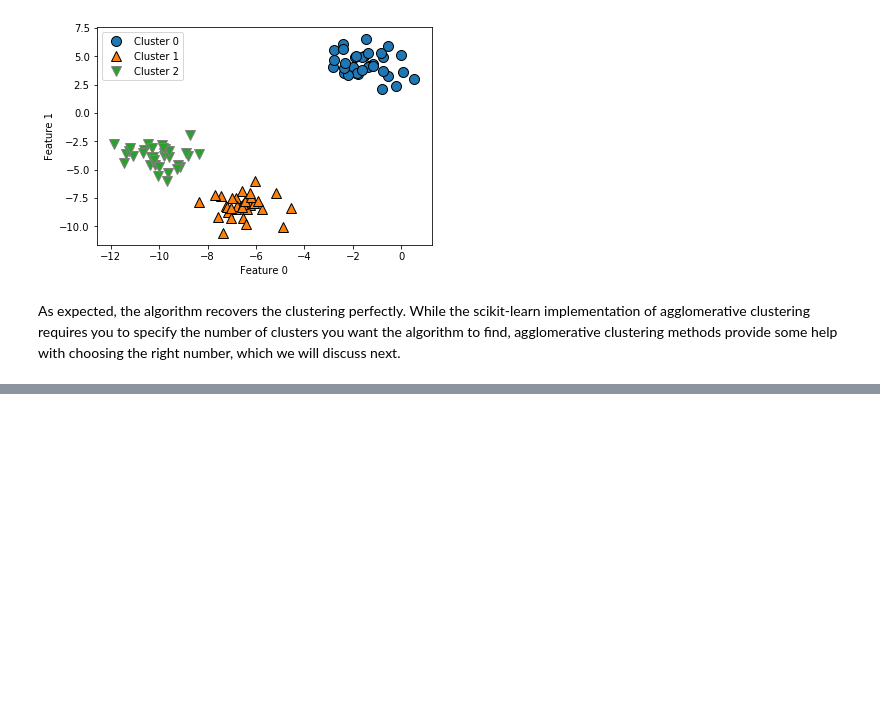
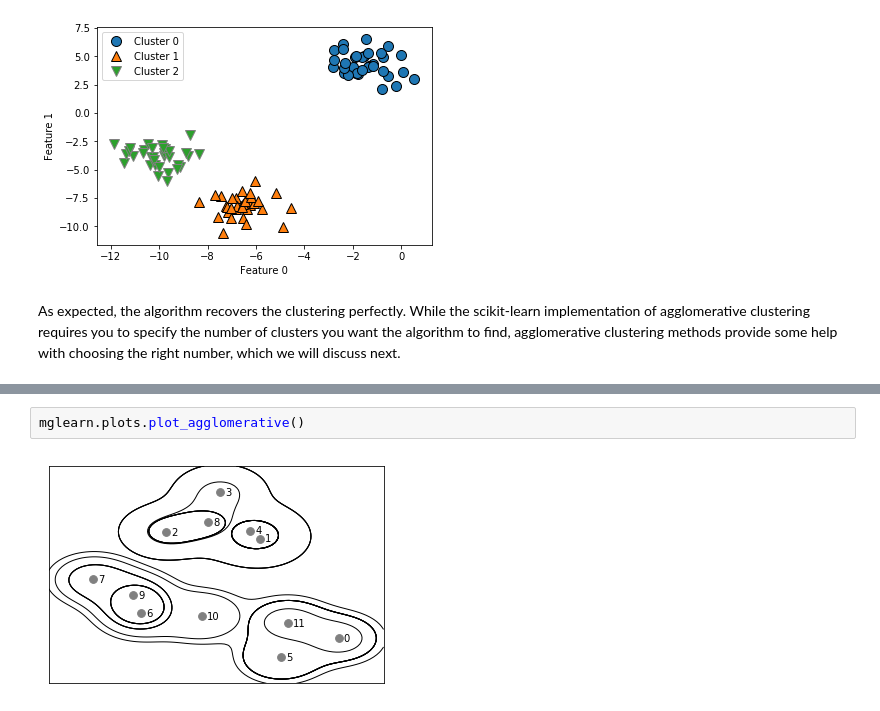
Before and after one commit to carlhinderer/python-ml-intro, a Jupyter notebook: notebooks/03_unsupervised_learning/g_agglomerative_clustering.ipynb, the cells around one changed output, grey strips where cells are left out. Cells and saved outputs as stored; diff of their text form; blank space fills up the shorter version.

```diff
--- a/notebooks/03_unsupervised_learning/g_agglomerative_clustering.ipynb
+++ b/notebooks/03_unsupervised_learning/g_agglomerative_clustering.ipynb
@@ -59,0 +66,4 @@ As expected, the algorithm recovers the clustering perfectly. While the scikit-l
+# %%
+mglearn.plots.plot_agglomerative()
+# %% [output]
+[figure, added]
```
Also changed, not shown: parts of 7 cells of this notebook.
